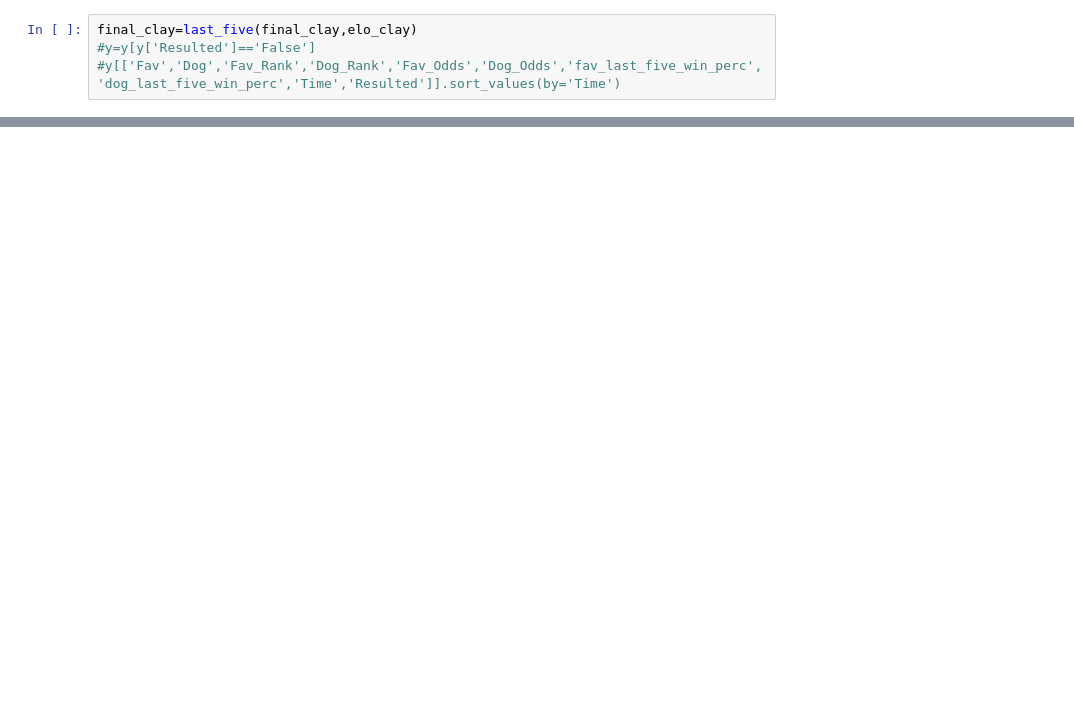
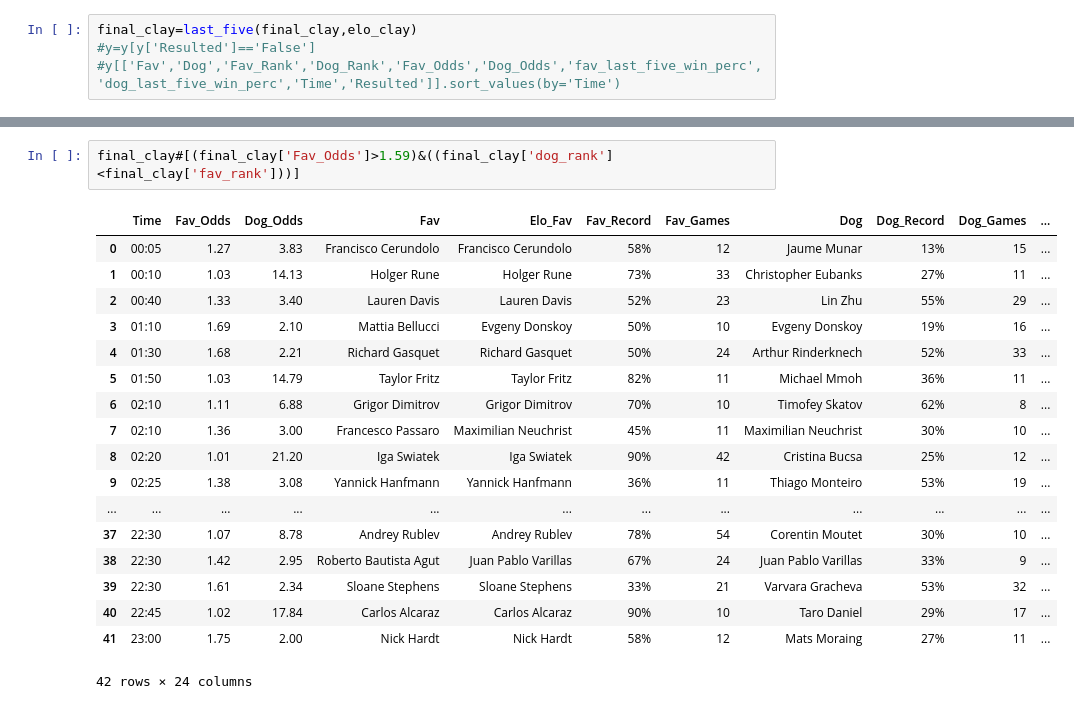
Before and after one commit to Witwolski/tennis_atp, a Jupyter notebook: ranking_analysis_new.ipynb, the cells around one changed output, grey strips where cells are left out. Cells and saved outputs as stored; diff of their text form; blank space fills up the shorter version.

```diff
--- a/ranking_analysis_new.ipynb
+++ b/ranking_analysis_new.ipynb
@@ -347,0 +365,21 @@ final_hard.to_pickle('Hard_Today')
+# %%
+final_clay#[(final_clay['Fav_Odds']>1.59)&((final_clay['dog_rank']<final_clay['fav_rank']))]
+# %% [output]
+|  | Time | Fav_Odds | Dog_Odds | Fav | Elo_Fav | Fav_Record | Fav_Games | Dog | Dog_Record | Dog_Games | ... |
+| 0 | 00:05 | 1.27 | 3.83 | Francisco Cerundolo | Francisco Cerundolo | 58% | 12 | Jaume Munar | 13% | 15 | ... |
+| 1 | 00:10 | 1.03 | 14.13 | Holger Rune | Holger Rune | 73% | 33 | Christopher Eubanks | 27% | 11 | ... |
+| 2 | 00:40 | 1.33 | 3.40 | Lauren Davis | Lauren Davis | 52% | 23 | Lin Zhu | 55% | 29 | ... |
+| 3 | 01:10 | 1.69 | 2.10 | Mattia Bellucci | Evgeny Donskoy | 50% | 10 | Evgeny Donskoy | 19% | 16 | ... |
+| 4 | 01:30 | 1.68 | 2.21 | Richard Gasquet | Richard Gasquet | 50% | 24 | Arthur Rinderknech | 52% | 33 | ... |
+| 5 | 01:50 | 1.03 | 14.79 | Taylor Fritz | Taylor Fritz | 82% | 11 | Michael Mmoh | 36% | 11 | ... |
+| 6 | 02:10 | 1.11 | 6.88 | Grigor Dimitrov | Grigor Dimitrov | 70% | 10 | Timofey Skatov | 62% | 8 | ... |
+| 7 | 02:10 | 1.36 | 3.00 | Francesco Passaro | Maximilian Neuchrist | 45% | 11 | Maximilian Neuchrist | 30% | 10 | ... |
+| 8 | 02:20 | 1.01 | 21.20 | Iga Swiatek | Iga Swiatek | 90% | 42 | Cristina Bucsa | 25% | 12 | ... |
+| 9 | 02:25 | 1.38 | 3.08 | Yannick Hanfmann | Yannick Hanfmann | 36% | 11 | Thiago Monteiro | 53% | 19 | ... |
+| ... | ... | ... | ... | ... | ... | ... | ... | ... | ... | ... | ... |
+| 37 | 22:30 | 1.07 | 8.78 | Andrey Rublev | Andrey Rublev | 78% | 54 | Corentin Moutet | 30% | 10 | ... |
+| 38 | 22:30 | 1.42 | 2.95 | Roberto Bautista Agut | Juan Pablo Varillas | 67% | 24 | Juan Pablo Varillas | 33% | 9 | ... |
+| 39 | 22:30 | 1.61 | 2.34 | Sloane Stephens | Sloane Stephens | 33% | 21 | Varvara Gracheva | 53% | 32 | ... |
+| 40 | 22:45 | 1.02 | 17.84 | Carlos Alcaraz | Carlos Alcaraz | 90% | 10 | Taro Daniel | 29% | 17 | ... |
+| 41 | 23:00 | 1.75 | 2.00 | Nick Hardt | Nick Hardt | 58% | 12 | Mats Moraing | 27% | 11 | ... |
+42 rows × 24 columns
```
Also changed, not shown: parts of 20 cells of this notebook, 3 other files.
